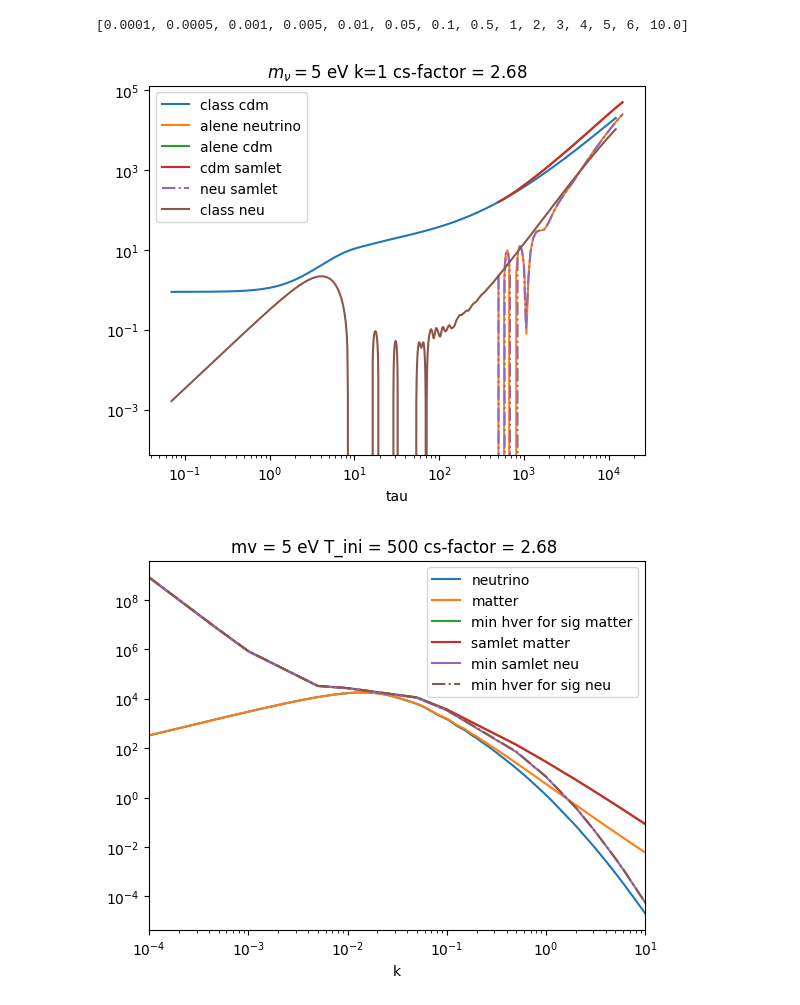
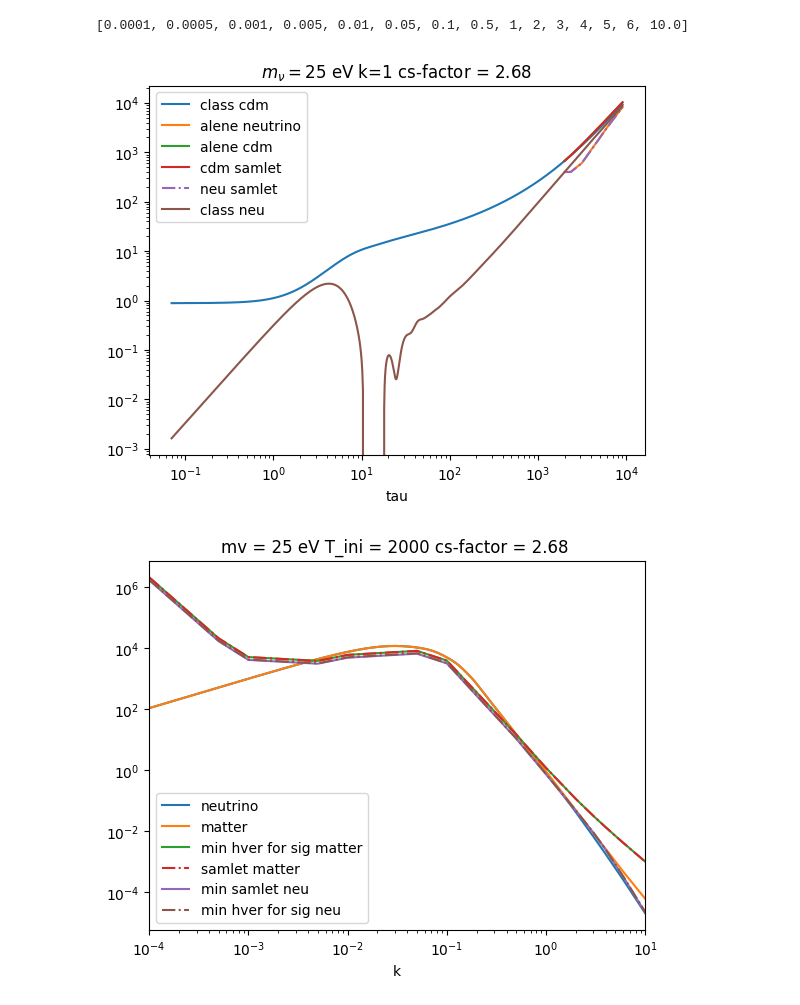
Before and after one commit to eriksteenberg/Power-spectrum-Test, a Jupyter notebook: Samlet vs. seperate diff. eq. bonus.ipynb, the cells around one changed output. Saved outputs shown, nothing was run; the diff lists cells and outputs as text; code cells hidden in the pictures.

```diff
--- a/Samlet vs. seperate diff. eq. bonus.ipynb
+++ b/Samlet vs. seperate diff. eq. bonus.ipynb
@@ -133,7 +133,7 @@ def simuler(mv_test, # eV
         theta_neutrino_init = scipy.interpolate.interp1d(tau_class,theta_neutrino_class)(T_ini)
 
 
-        τ_span = [T_ini,tau[-1]]
+        τ_span = [T_ini,tau_class[-1]]
 
         y0 = [delta_init,theta_init,delta_neutrino_init,theta_neutrino_init]
 
@@ -204,7 +204,7 @@ def simuler(mv_test, # eV
     plt.loglog(k, 2*np.pi**2 * tranf["d_ncdm[0]"] ** 2* k ** (-3) * prim_interp(k) * h ** 3,label="neutrino")
     plt.loglog(k, 2*np.pi**2 * tranf["d_m"] ** 2 * k ** (-3) *  prim_interp(k) * h ** 3,label="matter")
     plt.loglog(kvec,2*np.pi**2 * Res2** 2 * kvec**(-3) * prim_interp(kvec) * h ** 3,"-",label="min hver for sig matter")
-    plt.loglog(kvec,2*np.pi**2 * Res4** 2 * kvec**(-3) * prim_interp(kvec) * h ** 3,"-",label="samlet matter")
+    plt.loglog(kvec,2*np.pi**2 * Res4** 2 * kvec**(-3) * prim_interp(kvec) * h ** 3,"-.",label="samlet matter")
     plt.loglog(kvec,2*np.pi**2 * Res ** 2 * kvec**(-3) * prim_interp(kvec) * h ** 3,label="min samlet neu")
     plt.loglog(kvec,2*np.pi**2 * Res1** 2 * kvec**(-3) * prim_interp(kvec) * h ** 3,"-.",label="min hver for sig neu")
 
@@ -310,14 +342,14 @@ a
 # %%
-mv = 5
+mv = 25
 
 kvec = [1e-4,5e-4,1e-3,5e-3,1e-2,5e-2,1e-1,5e-1,1,2,3,4,5,6,1e1]
 print(kvec)
-a = simuler(mv,kvec=kvec,T_ini=500)
+a = simuler(mv,kvec=kvec,T_ini=2000)
 a
 # %% [output]
 [0.0001, 0.0005, 0.001, 0.005, 0.01, 0.05, 0.1, 0.5, 1, 2, 3, 4, 5, 6, 10.0]
-[figure, old version]
+[figure, new version]
-[figure, old version]
+[figure, new version]
 # %%
 mv = 5
 
```
Also changed, not shown: parts of 17 cells of this notebook, 3 other files.
